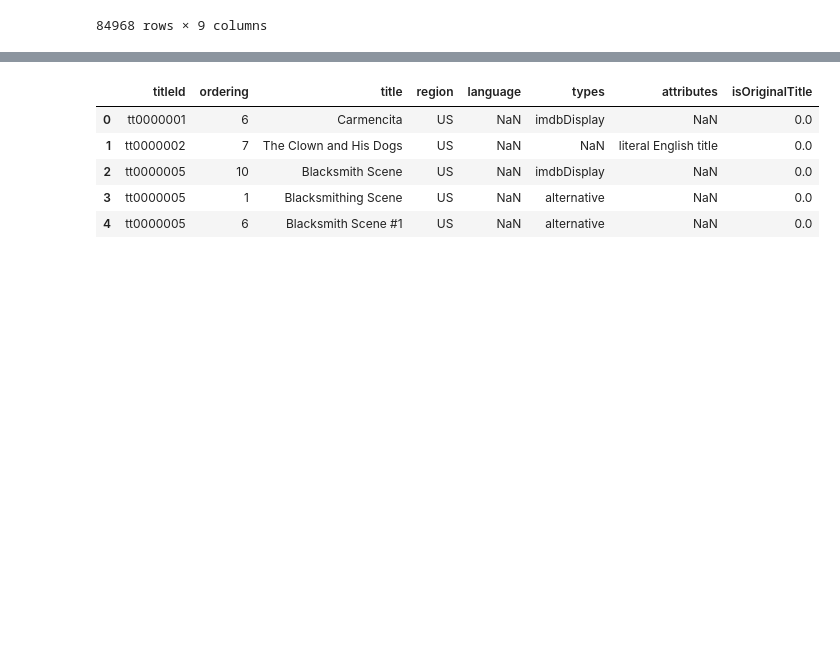
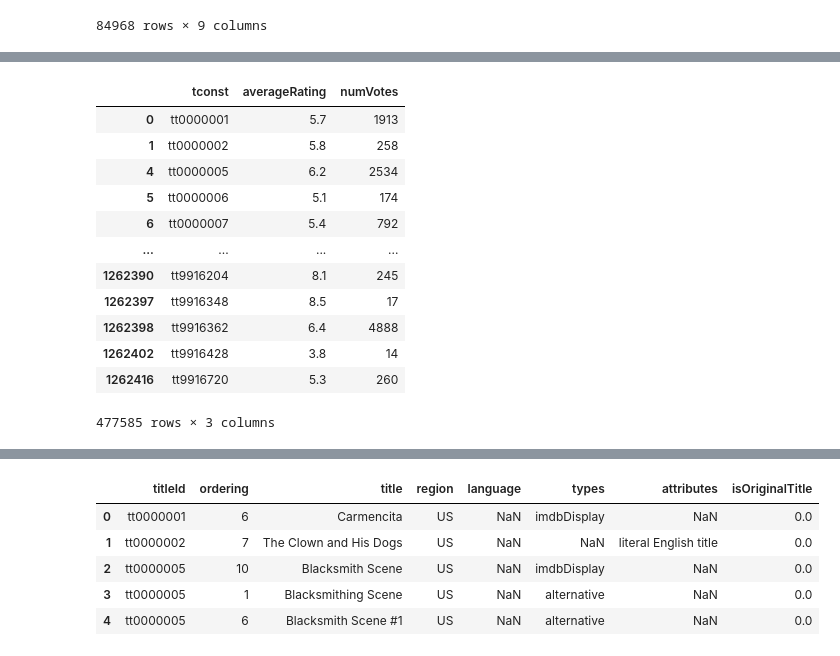
Before and after one commit to dvisionst/Project_Three, a Jupyter notebook: Project_three_main.ipynb, the cells around one changed output, grey strips where cells are left out. Drawn from its saved outputs; the diff is of its cells as text; code cells hidden in the pictures; blank space fills up the shorter version.

Commit message:
updated ratings and showed info for all dfs

```diff
--- a/Project_three_main.ipynb
+++ b/Project_three_main.ipynb
@@ -235,0 +276,19 @@ basics
+# %%
+# filtering the ratings table down to include the US by using akas df filter
+keep_r = ratings['tconst'].isin(akas['titleId'])
+ratings = ratings[keep_r]
+ratings
+# %% [output]
+|  | tconst | averageRating | numVotes |
+| 0 | tt0000001 | 5.7 | 1913 |
+| 1 | tt0000002 | 5.8 | 258 |
+| 4 | tt0000005 | 6.2 | 2534 |
+| 5 | tt0000006 | 5.1 | 174 |
+| 6 | tt0000007 | 5.4 | 792 |
+| ... | ... | ... | ... |
+| 1262390 | tt9916204 | 8.1 | 245 |
+| 1262397 | tt9916348 | 8.5 | 17 |
+| 1262398 | tt9916362 | 6.4 | 4888 |
+| 1262402 | tt9916428 | 3.8 | 14 |
+| 1262416 | tt9916720 | 5.3 | 260 |
+477585 rows × 3 columns
```
Also changed, not shown: parts of 6 cells of this notebook.
